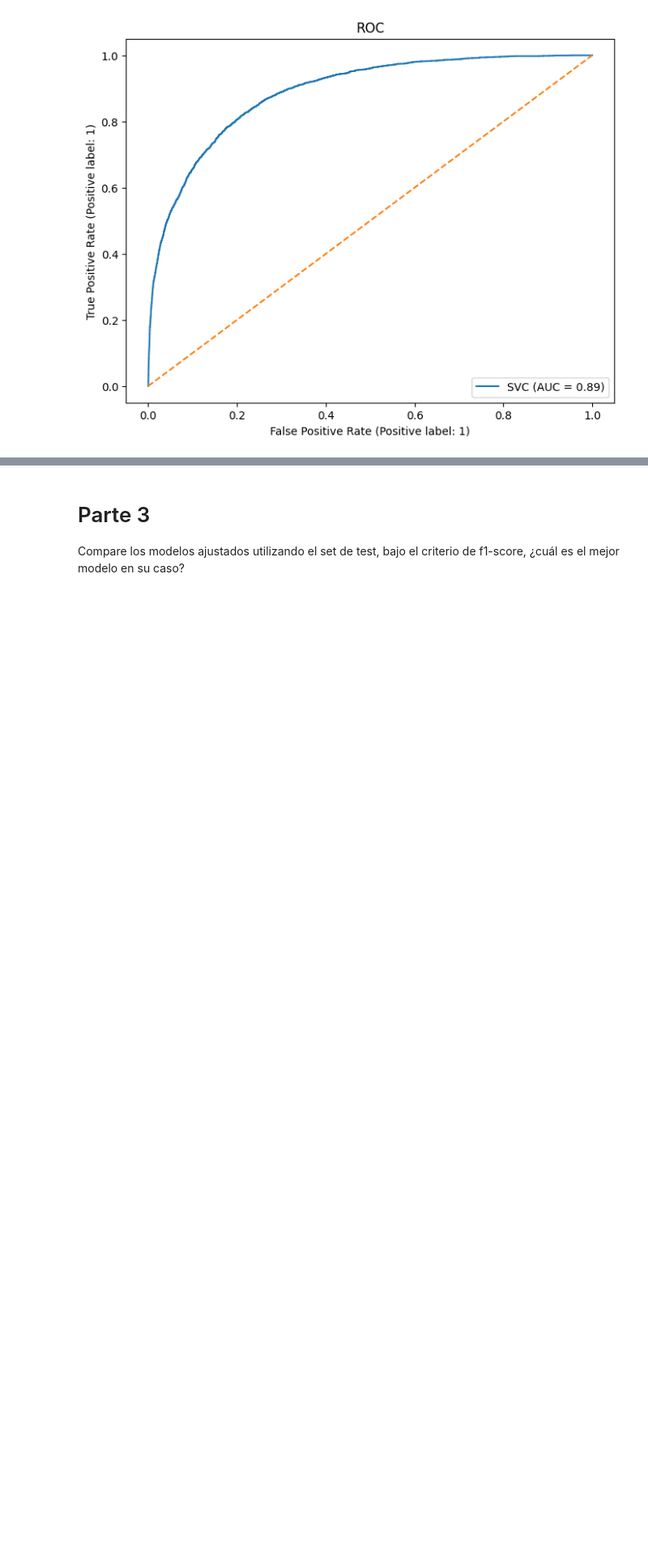
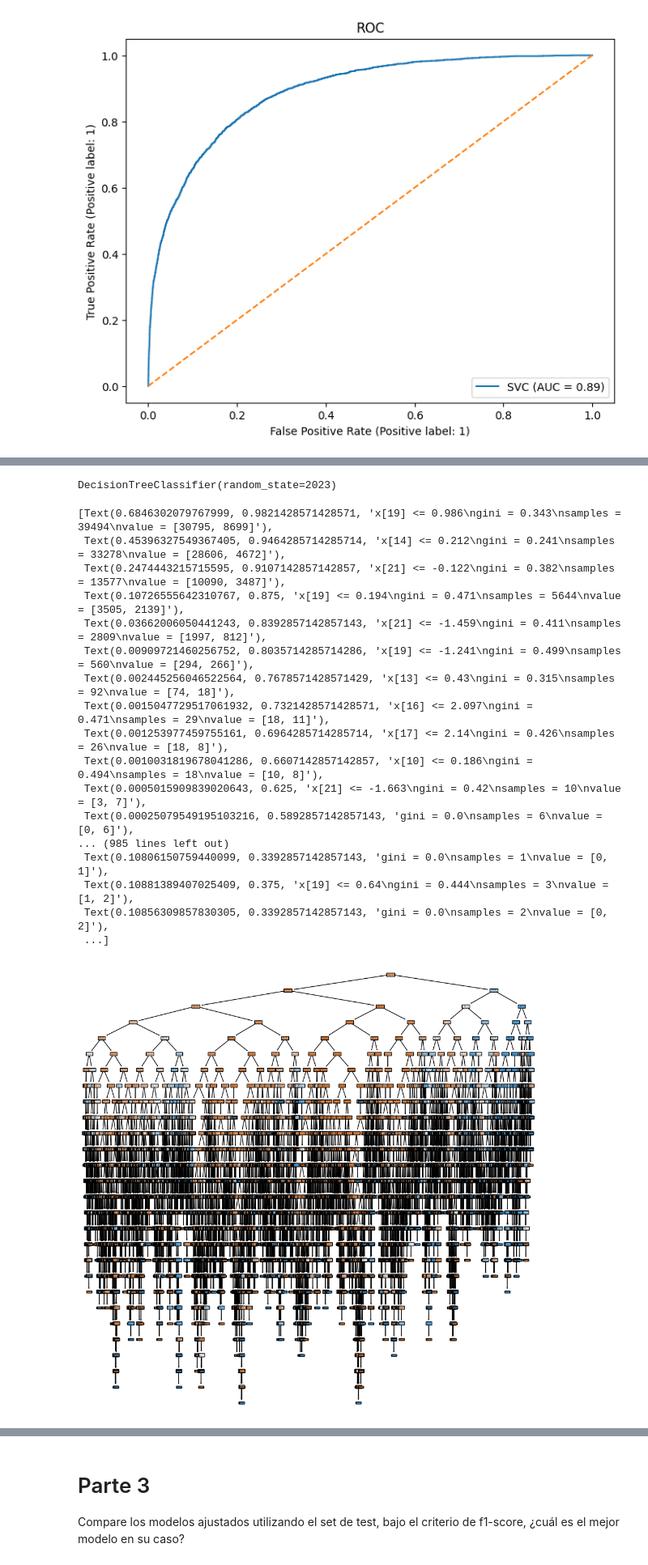
Before and after one commit to davidlealo/tallermodelossupervisados, a Jupyter notebook: segundo_taller_v4.ipynb, the cells around one changed output, grey strips where cells are left out. Shown at 81% size. Saved outputs shown, nothing was run; the diff lists cells and outputs as text; code cells hidden in the pictures; blank space fills up the shorter version.

Commit message:
arbol de decisión optimizado

```diff
--- a/segundo_taller_v4.ipynb
+++ b/segundo_taller_v4.ipynb
@@ -406,0 +409,36 @@ weighted avg       0.85      0.86      0.84     16926
+# %%
+# Importar library de árbol de decisión
+from sklearn.tree import DecisionTreeClassifier
+
+# Definición de modelo y entrenamiento
+ad = DecisionTreeClassifier(random_state=2023)
+ad.fit(X_train,y_train)
+# %% [output]
+DecisionTreeClassifier(random_state=2023)
+# %%
+# Ver Árbol
+from mlxtend.plotting import plot_decision_regions
+from sklearn.tree import plot_tree
+from sklearn import tree
+
+fig, ax= plt.subplots(figsize=(12,12))
+plot_tree(ad,filled=True)
+# %% [output]
+[Text(0.6846302079767999, 0.9821428571428571, 'x[19] <= 0.986\ngini = 0.343\nsamples = 39494\nvalue = [30795, 8699]'),
+ Text(0.45396327549367405, 0.9464285714285714, 'x[14] <= 0.212\ngini = 0.241\nsamples = 33278\nvalue = [28606, 4672]'),
+ Text(0.2474443215715595, 0.9107142857142857, 'x[21] <= -0.122\ngini = 0.382\nsamples = 13577\nvalue = [10090, 3487]'),
+ Text(0.10726555642310767, 0.875, 'x[19] <= 0.194\ngini = 0.471\nsamples = 5644\nvalue = [3505, 2139]'),
+ Text(0.03662006050441243, 0.8392857142857143, 'x[21] <= -1.459\ngini = 0.411\nsamples = 2809\nvalue = [1997, 812]'),
+ Text(0.00909721460256752, 0.8035714285714286, 'x[19] <= -1.241\ngini = 0.499\nsamples = 560\nvalue = [294, 266]'),
+ Text(0.002445256046522564, 0.7678571428571429, 'x[13] <= 0.43\ngini = 0.315\nsamples = 92\nvalue = [74, 18]'),
+ Text(0.0015047729517061932, 0.7321428571428571, 'x[16] <= 2.097\ngini = 0.471\nsamples = 29\nvalue = [18, 11]'),
+ Text(0.001253977459755161, 0.6964285714285714, 'x[17] <= 2.14\ngini = 0.426\nsamples = 26\nvalue = [18, 8]'),
+ Text(0.0010031819678041286, 0.6607142857142857, 'x[10] <= 0.186\ngini = 0.494\nsamples = 18\nvalue = [10, 8]'),
+ Text(0.0005015909839020643, 0.625, 'x[21] <= -1.663\ngini = 0.42\nsamples = 10\nvalue = [3, 7]'),
+ Text(0.00025079549195103216, 0.5892857142857143, 'gini = 0.0\nsamples = 6\nvalue = [0, 6]'),
+... (985 lines left out)
+ Text(0.10806150759440099, 0.3392857142857143, 'gini = 0.0\nsamples = 1\nvalue = [0, 1]'),
+ Text(0.10881389407025409, 0.375, 'x[19] <= 0.64\ngini = 0.444\nsamples = 3\nvalue = [1, 2]'),
+ Text(0.10856309857830305, 0.3392857142857143, 'gini = 0.0\nsamples = 2\nvalue = [0, 2]'),
+ ...]
+[figure, added]
```
Also changed, not shown: parts of 7 cells of this notebook.
